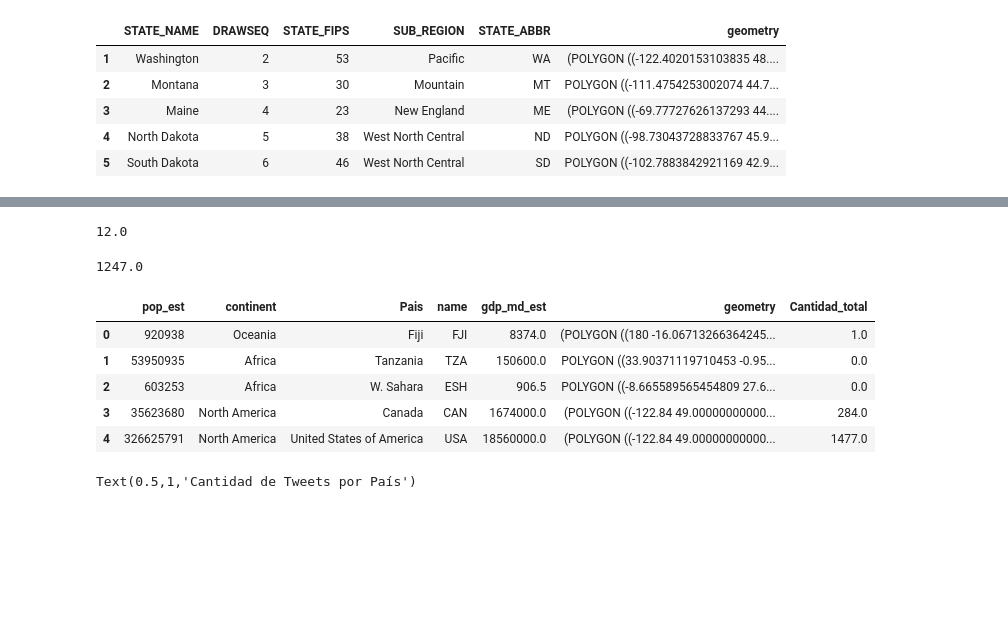
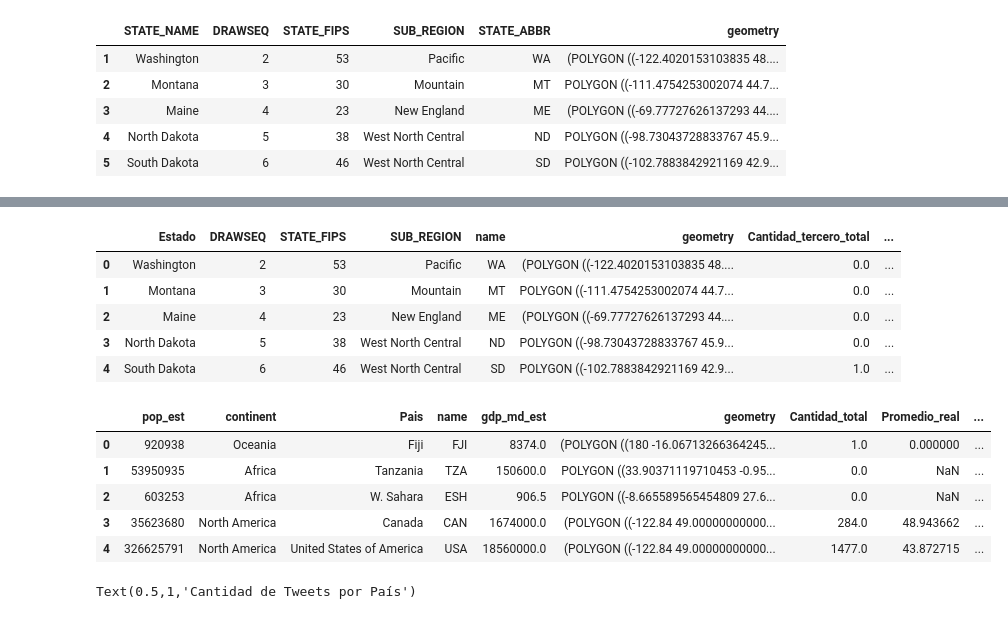
Before and after one commit to SergioCalvani/75.06-Datos-TP1-2020, a Jupyter notebook: Junto.ipynb, the cells around one changed output, grey strips where cells are left out. Drawn from its saved outputs; the diff is of its cells as text; code cells hidden in the pictures; blank space fills up the shorter version.

```diff
--- a/Junto.ipynb
+++ b/Junto.ipynb
@@ -427,35 +509,53 @@ cantidad_estados_segundo_sin_usa
+# %%
+cantidad_estados_segundo_sin_usa_total=cantidad_estados_segundo_sin_usa['Cantidad_segundo_total'].sum()
+cantidad_estados_segundo_sin_usa_real=cantidad_estados_segundo_sin_usa['Cantidad_segundo_real'].sum()
+cantidad_estados_segundo_sin_usa_falso=cantidad_estados_segundo_sin_usa['Cantidad_segundo_falso'].sum()
 # %%
 estados_tercero_sin_usa=usa_estados.copy()
 estados_tercero_sin_usa.rename(columns={'STATE_NAME':'name'},inplace=True)
 cantidad_estados_tercero_sin_usa=pd.merge(estados_tercero_sin_usa,cantidad_tercero_sin_usa,on='name',how='left')
 cantidad_estados_tercero_sin_usa.rename(columns={'name':'Estado','STATE_ABBR':'name'},inplace=True)
 cantidad_estados_tercero_sin_usa=pd.merge(cantidad_estados_tercero_sin_usa,cantidad_tercero_sin_usa,on='name',how='left')
-cantidad_estados_tercero_sin_usa.fillna(value={'cantidad_x':0,'cantidad_y':0},inplace=True)
-cantidad_estados_tercero_sin_usa['Cantidad_tercero']=cantidad_estados_tercero_sin_usa['cantidad_x']+cantidad_estados_tercero_sin_usa['cantidad_y']
-cantidad_estados_tercero_sin_usa=cantidad_estados_tercero_sin_usa['Cantidad_tercero'].sum()
-cantidad_estados_tercero_sin_usa
+cantidad_estados_tercero_sin_usa.fillna(value={'Cantidad_tercero_total_x':0,'Cantidad_tercero_real_x':0,'Cantidad_tercero_falso_x':0,'Cantidad_tercero_total_y':0,'Cantidad_tercero_real_y':0,'Cantidad_tercero_falso_y':0},inplace=True)
+cantidad_estados_tercero_sin_usa['Cantidad_tercero_total']=cantidad_estados_tercero_sin_usa['Cantidad_tercero_total_x']+cantidad_estados_tercero_sin_usa['Cantidad_tercero_total_y']
+cantidad_estados_tercero_sin_usa['Cantidad_tercero_real']=cantidad_estados_tercero_sin_usa['Cantidad_tercero_real_x']+cantidad_estados_tercero_sin_usa['Cantidad_tercero_real_y']
+cantidad_estados_tercero_sin_usa['Cantidad_tercero_falso']=cantidad_estados_tercero_sin_usa['Cantidad_tercero_falso_x']+cantidad_estados_tercero_sin_usa['Cantidad_tercero_falso_y']
+cantidad_estados_tercero_sin_usa.drop(columns={'Cantidad_tercero_total_x','Cantidad_tercero_real_x','Cantidad_tercero_falso_x','Cantidad_tercero_total_y','Cantidad_tercero_real_y','Cantidad_tercero_falso_y'},inplace=True)
+cantidad_estados_tercero_sin_usa.head()
 # %% [output]
-12.0
+|  | Estado | DRAWSEQ | STATE_FIPS | SUB_REGION | name | geometry | Cantidad_tercero_total | ... |
+| 0 | Washington | 2 | 53 | Pacific | WA | (POLYGON ((-122.4020153103835 48.... | 0.0 | ... |
+| 1 | Montana | 3 | 30 | Mountain | MT | POLYGON ((-111.4754253002074 44.7... | 0.0 | ... |
+| 2 | Maine | 4 | 23 | New England | ME | (POLYGON ((-69.77727626137293 44.... | 0.0 | ... |
+| 3 | North Dakota | 5 | 38 | West North Central | ND | POLYGON ((-98.73043728833767 45.9... | 0.0 | ... |
+| 4 | South Dakota | 6 | 46 | West North Central | SD | POLYGON ((-102.7883842921169 42.9... | 1.0 | ... |
-# %%
-cantidad_estados_total_sin_usa=cantidad_estados_primero_sin_usa+cantidad_estados_segundo_sin_usa+cantidad_estados_tercero_sin_usa
-cantidad_estados_total_sin_usa
-# %% [output]
-1247.0
+# %%
+cantidad_estados_tercero_sin_usa_total=cantidad_estados_tercero_sin_usa['Cantidad_tercero_total'].sum()
+cantidad_estados_tercero_sin_usa_real=cantidad_estados_tercero_sin_usa['Cantidad_tercero_real'].sum()
+cantidad_estados_tercero_sin_usa_falso=cantidad_estados_tercero_sin_usa['Cantidad_tercero_falso'].sum()
+# %%
+cantidad_estados_sin_usa_total=cantidad_estados_primero_sin_usa_total+cantidad_estados_segundo_sin_usa_total+cantidad_estados_tercero_sin_usa_total
+cantidad_estados_sin_usa_real=cantidad_estados_primero_sin_usa_real+cantidad_estados_segundo_sin_usa_real+cantidad_estados_tercero_sin_usa_real
+cantidad_estados_sin_usa_falso=cantidad_estados_primero_sin_usa_falso+cantidad_estados_segundo_sin_usa_falso+cantidad_estados_tercero_sin_usa_falso
 # %%
-cantidad_sin_usa=[['USA',cantidad_estados_total_sin_usa]]
-cantidad_estados_sin_usa=pd.DataFrame(cantidad_sin_usa,columns=['name','cantidad'])
+cantidad_sin_usa=[['USA',cantidad_estados_sin_usa_total,cantidad_estados_sin_usa_real,cantidad_estados_sin_usa_falso]]
+cantidad_estados_sin_usa=pd.DataFrame(cantidad_sin_usa,columns=['name','Cantidad_total_sin_usa','Cantidad_real_sin_usa','Cantidad_falso_sin_usa'])
 cantidad_pais_total=pd.merge(cantidad_pais_total,cantidad_estados_sin_usa,on='name',how='left')
-cantidad_pais_total.fillna(value={'cantidad':0},inplace=True)
-cantidad_pais_total['Cantidad_total']=cantidad_pais_total['Cantidad_total']+cantidad_pais_total['cantidad']
-cantidad_pais_total.drop(columns={'cantidad'},inplace=True)
+cantidad_pais_total.fillna(value={'Cantidad_total_sin_usa':0,'Cantidad_real_sin_usa':0,'Cantidad_falso_sin_usa':0},inplace=True)
+cantidad_pais_total['Cantidad_total']=cantidad_pais_total['Cantidad_total']+cantidad_pais_total['Cantidad_total_sin_usa']
+cantidad_pais_total['Cantidad_real']=cantidad_pais_total['Cantidad_real']+cantidad_pais_total['Cantidad_real_sin_usa']
+cantidad_pais_total['Cantidad_falso']=cantidad_pais_total['Cantidad_falso']+cantidad_pais_total['Cantidad_falso_sin_usa']
+cantidad_pais_total['Promedio_real']=(cantidad_pais_total['Cantidad_real']/cantidad_pais_total['Cantidad_total'])*100
+cantidad_pais_total['Promedio_falso']=(cantidad_pais_total['Cantidad_falso']/cantidad_pais_total['Cantidad_total'])*100
+cantidad_pais_total.drop(columns={'Cantidad_total_sin_usa','Cantidad_real_sin_usa','Cantidad_falso_sin_usa','Cantidad_real','Cantidad_falso'},inplace=True)
 cantidad_pais_total.head()
 # %% [output]
-|  | pop_est | continent | Pais | name | gdp_md_est | geometry | Cantidad_total |
-| 0 | 920938 | Oceania | Fiji | FJI | 8374.0 | (POLYGON ((180 -16.06713266364245... | 1.0 |
-| 1 | 53950935 | Africa | Tanzania | TZA | 150600.0 | POLYGON ((33.90371119710453 -0.95... | 0.0 |
-| 2 | 603253 | Africa | W. Sahara | ESH | 906.5 | POLYGON ((-8.665589565454809 27.6... | 0.0 |
-| 3 | 35623680 | North America | Canada | CAN | 1674000.0 | (POLYGON ((-122.84 49.00000000000... | 284.0 |
-| 4 | 326625791 | North America | United States of America | USA | 18560000.0 | (POLYGON ((-122.84 49.00000000000... | 1477.0 |
+|  | pop_est | continent | Pais | name | gdp_md_est | geometry | Cantidad_total | Promedio_real | ... |
+| 0 | 920938 | Oceania | Fiji | FJI | 8374.0 | (POLYGON ((180 -16.06713266364245... | 1.0 | 0.000000 | ... |
+| 1 | 53950935 | Africa | Tanzania | TZA | 150600.0 | POLYGON ((33.90371119710453 -0.95... | 0.0 | NaN | ... |
+| 2 | 603253 | Africa | W. Sahara | ESH | 906.5 | POLYGON ((-8.665589565454809 27.6... | 0.0 | NaN | ... |
+| 3 | 35623680 | North America | Canada | CAN | 1674000.0 | (POLYGON ((-122.84 49.00000000000... | 284.0 | 48.943662 | ... |
+| 4 | 326625791 | North America | United States of America | USA | 18560000.0 | (POLYGON ((-122.84 49.00000000000... | 1477.0 | 43.872715 | ... |
 # %%
 fig, grafico_cantidad_pais = plt.subplots(1, figsize=(20, 10))
 cantidad_pais_total.plot(column='Cantidad_total',cmap='Set2', edgecolor='black',ax=grafico_cantidad_pais,legend=True,figsize=(30,30),linewidth=0.5)
```
Also changed, not shown: parts of 31 cells of this notebook.
